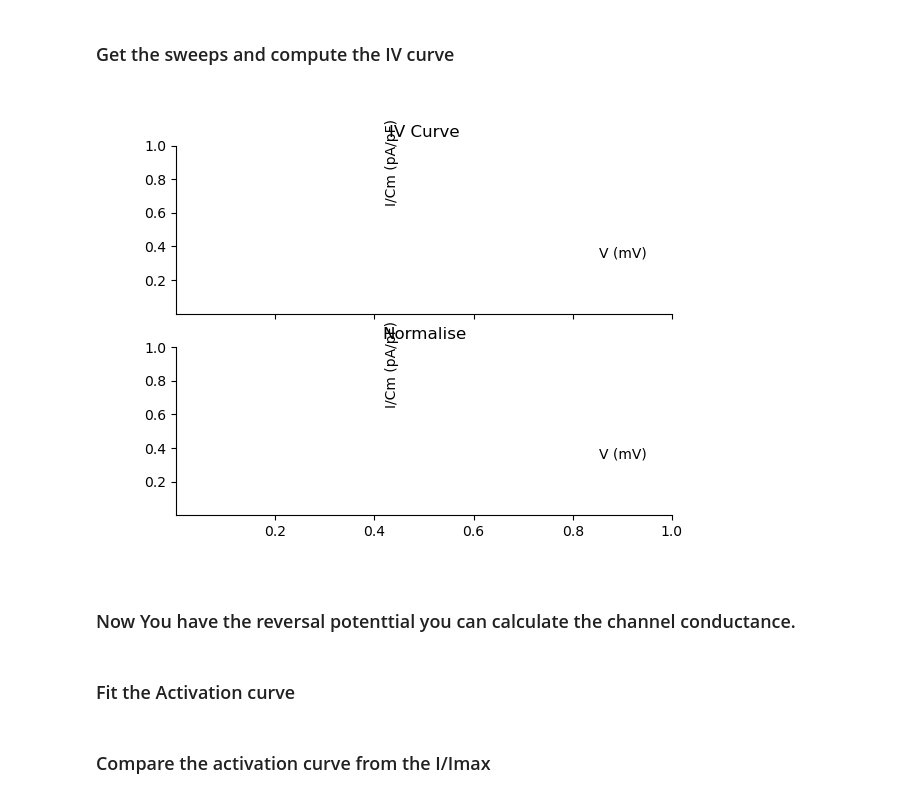
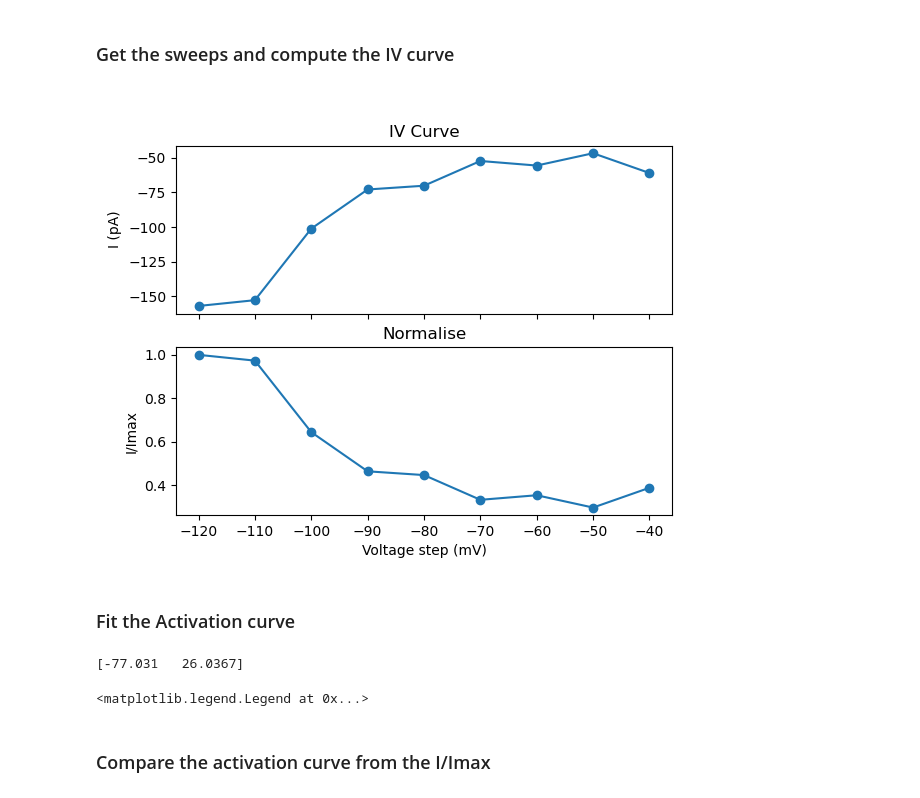
Before and after one commit to afmontarras/CSHL, a Jupyter notebook: HCN.ipynb, the cells around one changed output. Drawn from its saved outputs; the diff is of its cells as text; code cells hidden in the pictures.

```diff
--- a/HCN.ipynb
+++ b/HCN.ipynb
@@ -41,6 +61,6 @@ IV_files
 ### Plot the recording
 # %%
 plt.close('all')
-f = act_files[0]
+f = IV_files[1]
 plot_swps(f)
 # %% [output]
@@ -50,22 +70,24 @@ IndexError: list index out of range
 # %%
 swps, swp_time, sr = get_sweeps(f)
 ## Calculate your Voltage steps :
-v_start = 0.1
-v_end = 0.2
-voltage = np.mean(swp_window(swps,v_start,v_end,sr,channel=1),axis=0)
+v_start = 1.25
+v_end = 2.25
+# voltage = np.mean(swp_window(swps,v_start,v_end,sr,channel=1),axis=1)
+voltage = np.arange(-40,-121,-10)
 ## Calculate the baseline current:
-i_start = 0
-i_end = 0.09
-current_baseline = np.mean(swp_window(swps,i_start,i_end,sr,channel=0),axis=1)
+i_start = 2.626
+i_end = 2.675
+current_end_step = np.mean(swp_window(swps,i_start,i_end,sr,channel=0),axis=1)
 ## the pic response in your current:
-i_start = 0.1
-i_end = 0.2
-current_window = swp_window(swps,i_start,i_end,sr,channel=0)
-current_response = np.array([swp[np.argmax(np.abs(swp))] for swp in current_window])
-## Correct with baseline current:
-current_response -= current_baseline
+i_start = 1.175
+i_end = 1.250
+current_start_step = np.mean(swp_window(swps,i_start,i_end,sr,channel=0),axis=1)
+## Calculate Ih
+ih_current = current_end_step - current_start_step
+## normalise on baseline current:
+# ih_current -= current_end_step
 ## normalise
-norm_currents = current_response / abs(current_response).max()
+norm_currents = ih_current / ih_current.min()
 # %%
 def IV_style(ax,
             xcoord=(0.9, 0.4),
@@ -84,18 +106,17 @@ def IV_style(ax,
     ax.set_xticks(xticks)
     ax.set_yticks(yticks)
 # %%
+plt.close('all')
 fig,ax = plt.subplots(2,sharex=True)
 ax[0].set_title("IV Curve")
 ax[1].set_title("Normalise")
-ax[0].plot(voltage_step,current_response,'-o')
-ax[1].plot(voltage_step,norm_g,'.')
-ax[0].set_ylabel('I')
+ax[0].plot(voltage,ih_current,'-o')
+ax[1].plot(voltage,norm_currents,'-o')
+ax[0].set_ylabel('I (pA)')
 ax[1].set_xlabel('Voltage step (mV)')
 ax[1].set_ylabel('I/Imax')
-IV_style(ax[0], xcoord=(0.9, 0.4), ycoord=(0.45, 0.9))
-IV_style(ax[1], xcoord=(0.9, 0.4), ycoord=(0.45, 0.9))
+# IV_style(ax[0], xcoord=(0.9, 0.4), ycoord=(0.45, 0.9))
+# IV_style(ax[1], xcoord=(0.9, 0.4), ycoord=(0.45, 0.9))
 plt.show()
 # %% [output]
-[figure, old version]
+[figure, new version]
-# %% [markdown]
-### Now You have the reversal potenttial you can calculate the channel conductance.
@@ -121,15 +128,15 @@ def fun_boltz(x, p):
     p[0] : V 50
     p[1] : slope
     """
-    return 1.0 - (1.0/(1.0+np.exp((x-p[0])/p[1])))
+    return (1.0/(1.0+np.exp((x-p[0])/p[1])))
 
 def minimize_fun(p, x, y):
     return y-fun_boltz(x, p)
 
-v50_init = 0.0
-slope_init = 1.0
-x = voltage_step
-y = norm_g
+v50_init = -90
+slope_init = 1
+x = voltage
+y = norm_currents
 p_guess = (v50_init,slope_init)
 fit_boltz = leastsq(minimize_fun, p_guess, args=(x, y),full_output=True)
 fit_params = fit_boltz[0]
@@ -137,6 +144,9 @@ print(fit_boltz[0])
 fit_fun = fun_boltz(x,fit_params)
 ax[1].plot(x,fit_fun,label=f"fit\n slope={fit_params[1]}\n V50={fit_params[0]} ")
 ax[1].legend()
+# %% [output]
+[-77.031   26.0367]
+<matplotlib.legend.Legend at 0x...>
 # %% [markdown]
 ### Compare the activation curve from the I/Imax
 # %%
```
Also changed, not shown: parts of 5 cells of this notebook.
